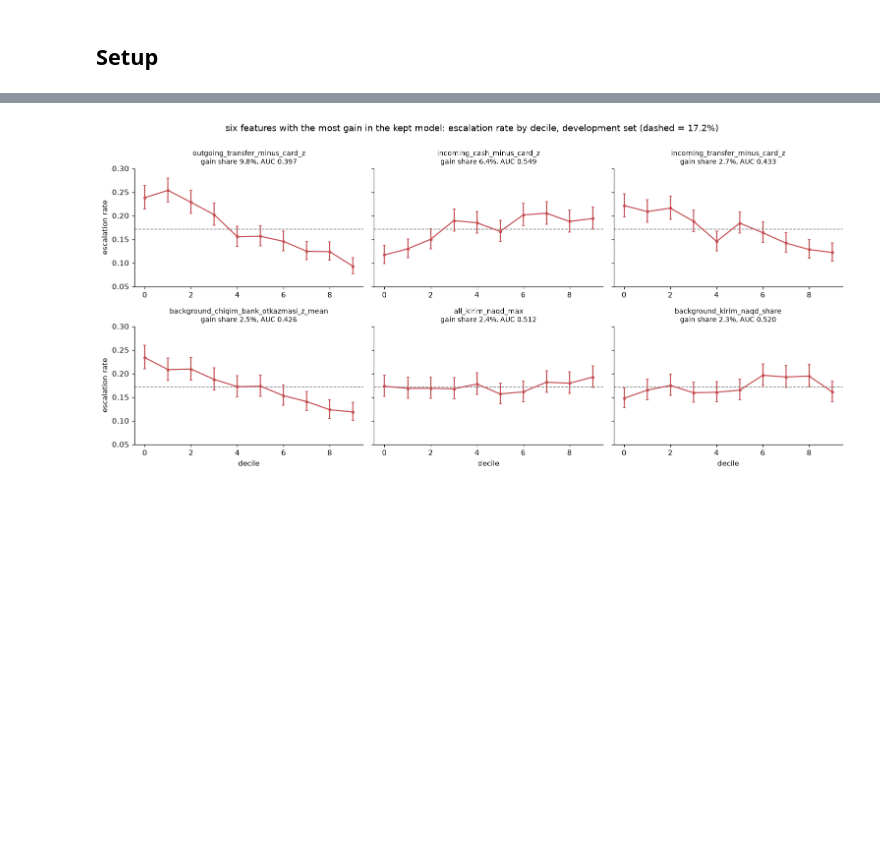
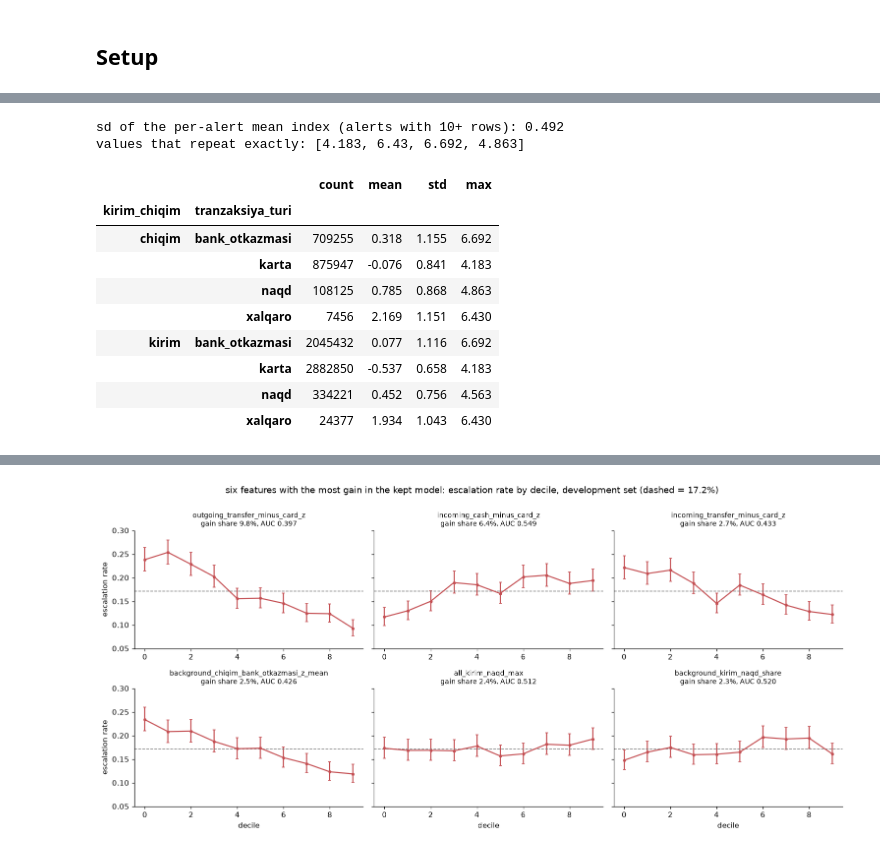
Before and after one commit to dilshodazamjonov/WuitHackathonRYM, a Jupyter notebook: notebooks/solution.ipynb, the cells around one changed output, grey strips where cells are left out. Saved outputs shown, nothing was run; the diff lists cells and outputs as text; code cells hidden in the pictures; blank space fills up the shorter version.

```diff
--- a/notebooks/solution.ipynb
+++ b/notebooks/solution.ipynb
@@ -67,18 +6,0 @@ ROOT, DATA_DIR
-# %%
-DATE_FMT = "%Y-%m-%d"
-CAT_COLS = ["kirim_chiqim", "tranzaksiya_turi"]
-TARGET = "eskalatsiya"
-
-
-def load_signals(path):
-    df = pd.read_csv(path)
-    df["signal_sanasi"] = pd.to_datetime(df["signal_sanasi"], format=DATE_FMT)
-    return df
-
-
-def load_tx(path):
-    tx = pd.read_parquet(path)
-    assert tx["tranzaksiya_vaqti"].dt.tz is None
-    for c in CAT_COLS:
-        tx[c] = tx[c].astype("category")
-    return tx
@@ -2173,0 +240,16 @@ The kept features on the same folds: the share of LightGBM gain per family, and
+# %%
+amt = tr_tx[VAL]
+fig, axes = plt.subplots(1, 2, figsize=(11, 3.5))
+axes[0].hist([amt, te_tx[VAL]], bins=120, density=True, histtype="step", label=["train", "test"])
+axes[0].set(title="miqdor_indeksi, all transactions", xlabel="index", ylabel="density")
+axes[0].legend()
+for (direction, tx_type), s in tr_tx.groupby(["kirim_chiqim", "tranzaksiya_turi"], observed=True)[VAL]:
+    axes[1].hist(s, bins=80, density=True, histtype="step", label=f"{direction} {tx_type}")
+axes[1].set(title="by direction and type (train)", xlabel="index")
+axes[1].legend(fontsize=7)
+save_fig(
+    fig,
+    "F00c_amount_index",
+    "The index is one common scale for all transactions (not standardized per alert): near-normal with a right tail and a hard floor near -2.9, its mean shifting by type (card lowest, international highest) and outgoing above incoming. The only four exact repeats are the maxima of each type, so amounts are capped per type.",
+    "Measure amounts within their own channel (direction x type) rather than on one global threshold.",
+)
@@ -2173,0 +258,19 @@ The kept features on the same folds: the share of LightGBM gain per family, and
+# %%
+per_alert = tr_tx.groupby("signal_id")[VAL].agg(["mean", "count"])
+print("sd of the per-alert mean index (alerts with 10+ rows):", round(per_alert.loc[per_alert["count"] >= 10, "mean"].std(), 3))
+repeats = amt.value_counts()
+print("values that repeat exactly:", repeats[repeats > 1].index.round(3).tolist())
+tr_tx.groupby(["kirim_chiqim", "tranzaksiya_turi"], observed=True)[VAL].agg(["count", "mean", "std", "max"]).round(3)
+# %% [output]
+sd of the per-alert mean index (alerts with 10+ rows): 0.492
+values that repeat exactly: [4.183, 6.43, 6.692, 4.863]
+|  |  | count | mean | std | max |
+| kirim_chiqim | tranzaksiya_turi |  |  |  |  |
+| chiqim | bank_otkazmasi | 709255 | 0.318 | 1.155 | 6.692 |
+|  | karta | 875947 | -0.076 | 0.841 | 4.183 |
+|  | naqd | 108125 | 0.785 | 0.868 | 4.863 |
+|  | xalqaro | 7456 | 2.169 | 1.151 | 6.430 |
+| kirim | bank_otkazmasi | 2045432 | 0.077 | 1.116 | 6.692 |
+|  | karta | 2882850 | -0.537 | 0.658 | 4.183 |
+|  | naqd | 334221 | 0.452 | 0.756 | 4.563 |
+|  | xalqaro | 24377 | 1.934 | 1.043 | 6.430 |
```
Also changed, not shown: parts of 288 cells of this notebook, 4 other files.
